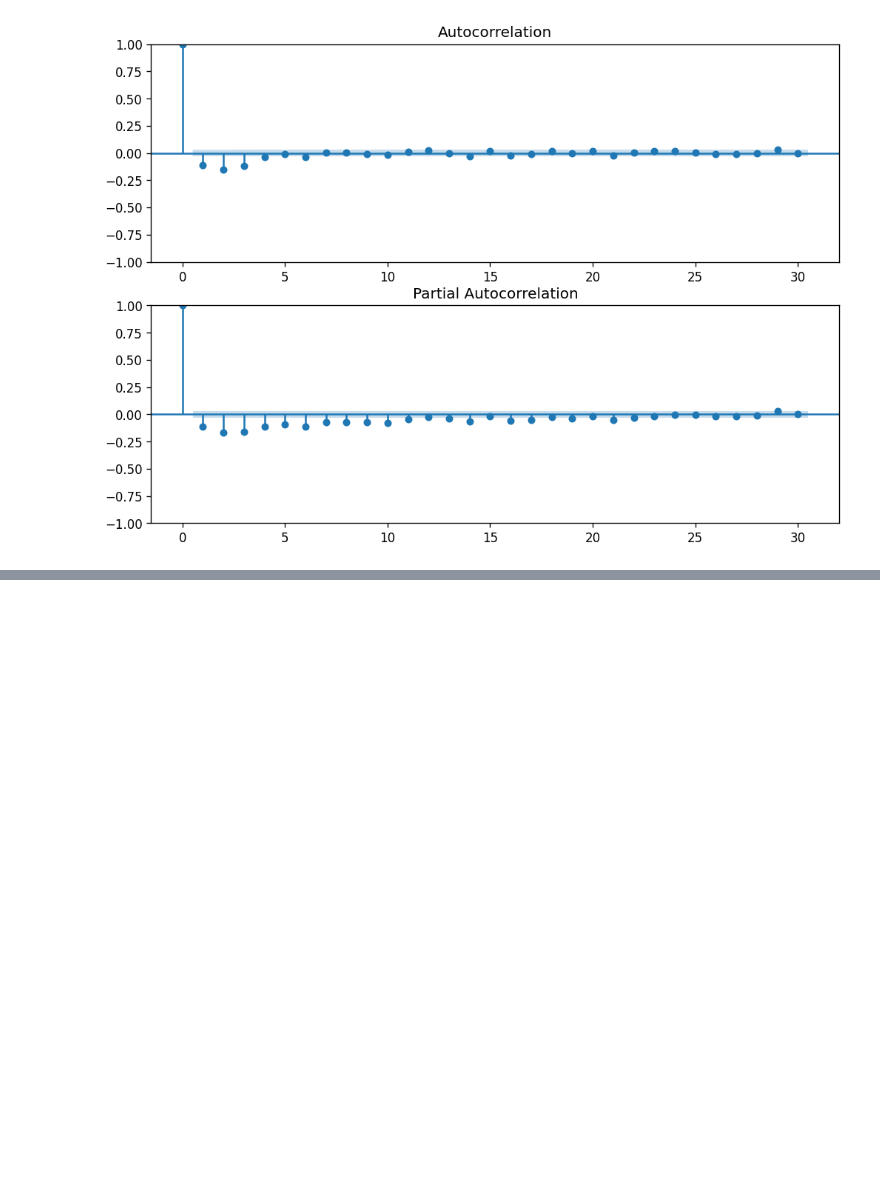
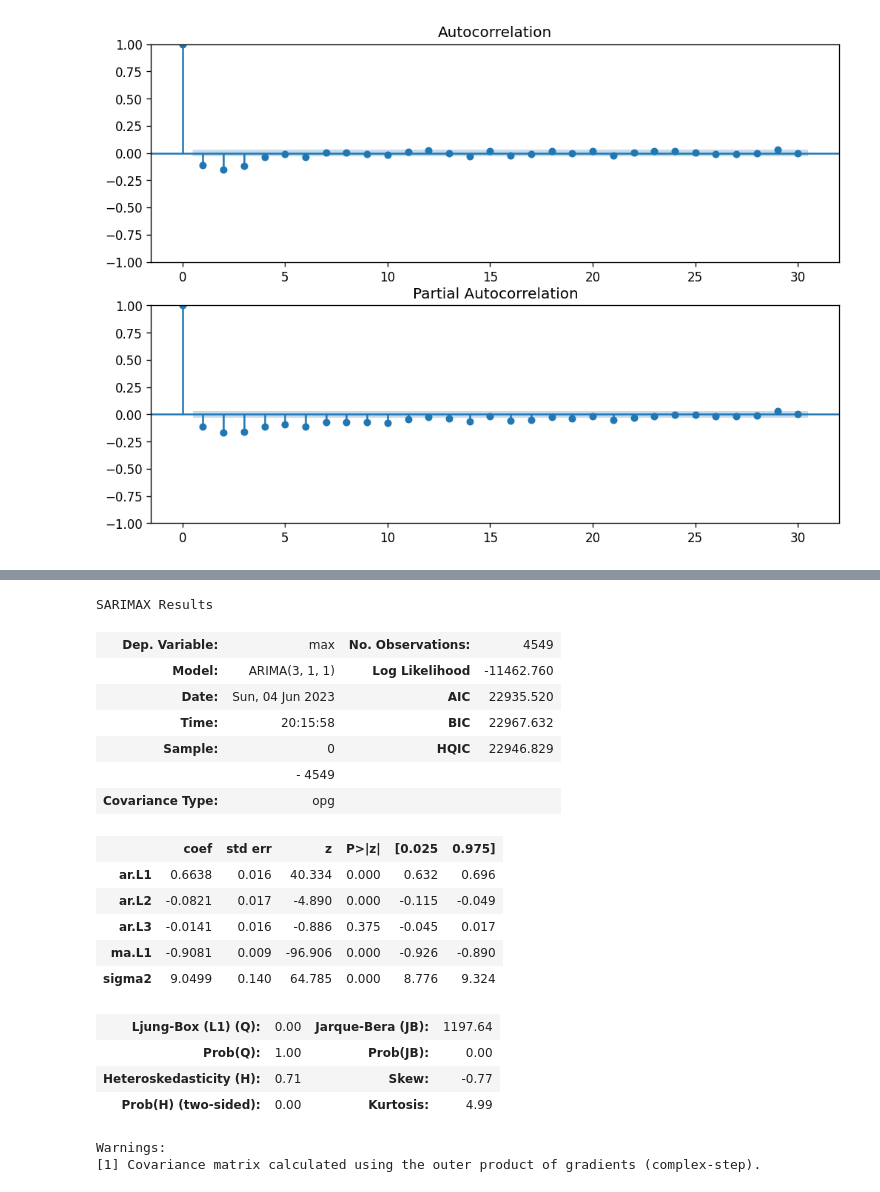
Before and after one commit to Truomghoccode/Bai-Tap-Lon, a Jupyter notebook: Climate_data_analysis.ipynb, the cells around one changed output, grey strips where cells are left out. Drawn from its saved outputs; the diff is of its cells as text; code cells hidden in the pictures; blank space fills up the shorter version.

```diff
--- a/Climate_data_analysis.ipynb
+++ b/Climate_data_analysis.ipynb
@@ -593,0 +632,23 @@ plt.show()
+# %%
+model_fit.summary()
+# %% [output]
+SARIMAX Results
+| Dep. Variable: | max | No. Observations: | 4549 |
+| Model: | ARIMA(3, 1, 1) | Log Likelihood | -11462.760 |
+| Date: | Sun, 04 Jun 2023 | AIC | 22935.520 |
+| Time: | 20:15:58 | BIC | 22967.632 |
+| Sample: | 0 | HQIC | 22946.829 |
+|  | - 4549 |  |  |
+| Covariance Type: | opg |  |  |
+|  | coef | std err | z | P>|z| | [0.025 | 0.975] |
+| ar.L1 | 0.6638 | 0.016 | 40.334 | 0.000 | 0.632 | 0.696 |
+| ar.L2 | -0.0821 | 0.017 | -4.890 | 0.000 | -0.115 | -0.049 |
+| ar.L3 | -0.0141 | 0.016 | -0.886 | 0.375 | -0.045 | 0.017 |
+| ma.L1 | -0.9081 | 0.009 | -96.906 | 0.000 | -0.926 | -0.890 |
+| sigma2 | 9.0499 | 0.140 | 64.785 | 0.000 | 8.776 | 9.324 |
+| Ljung-Box (L1) (Q): | 0.00 | Jarque-Bera (JB): | 1197.64 |
+| Prob(Q): | 1.00 | Prob(JB): | 0.00 |
+| Heteroskedasticity (H): | 0.71 | Skew: | -0.77 |
+| Prob(H) (two-sided): | 0.00 | Kurtosis: | 4.99 |
+Warnings:
+[1] Covariance matrix calculated using the outer product of gradients (complex-step).
```
Also changed, not shown: parts of 8 cells of this notebook.
